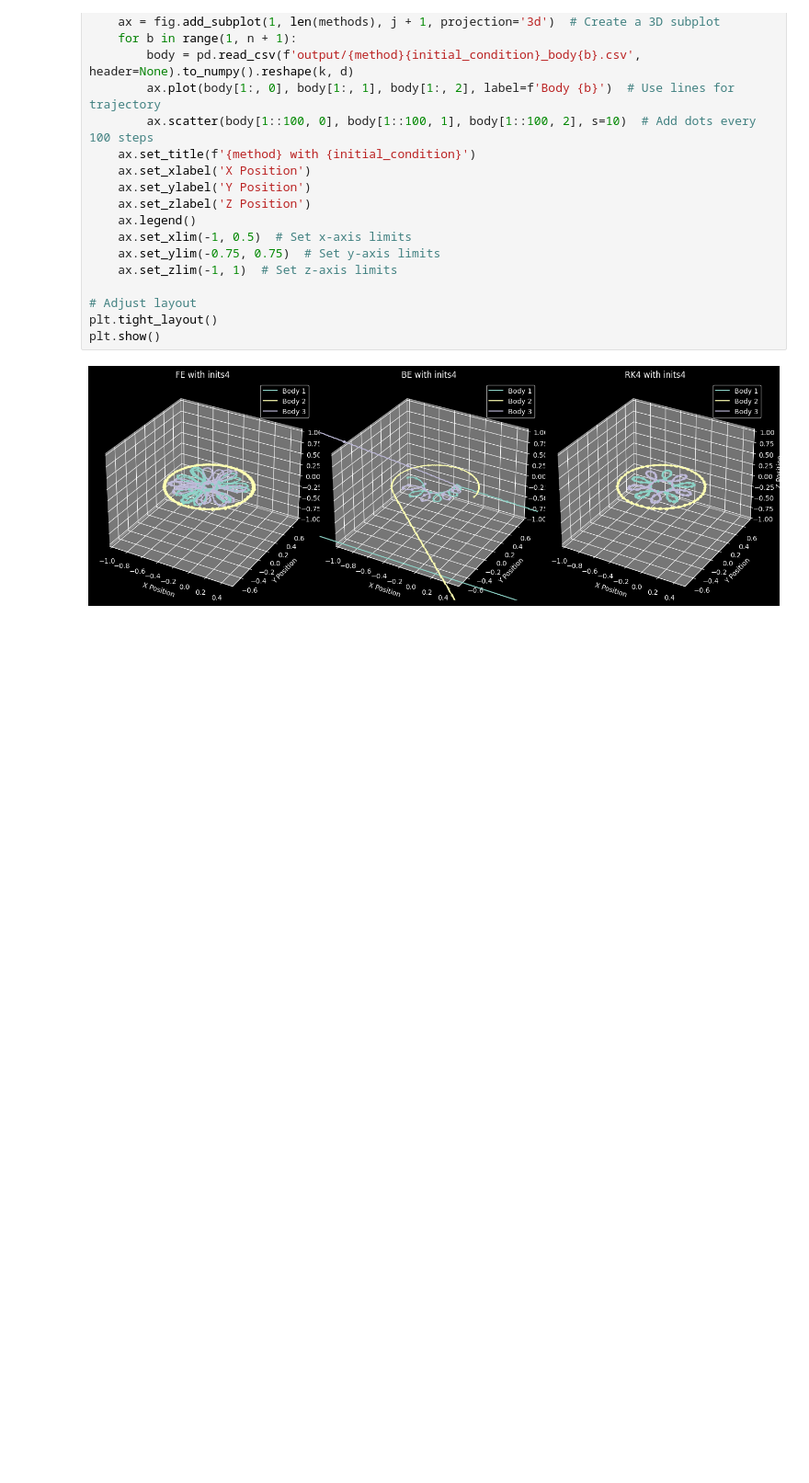
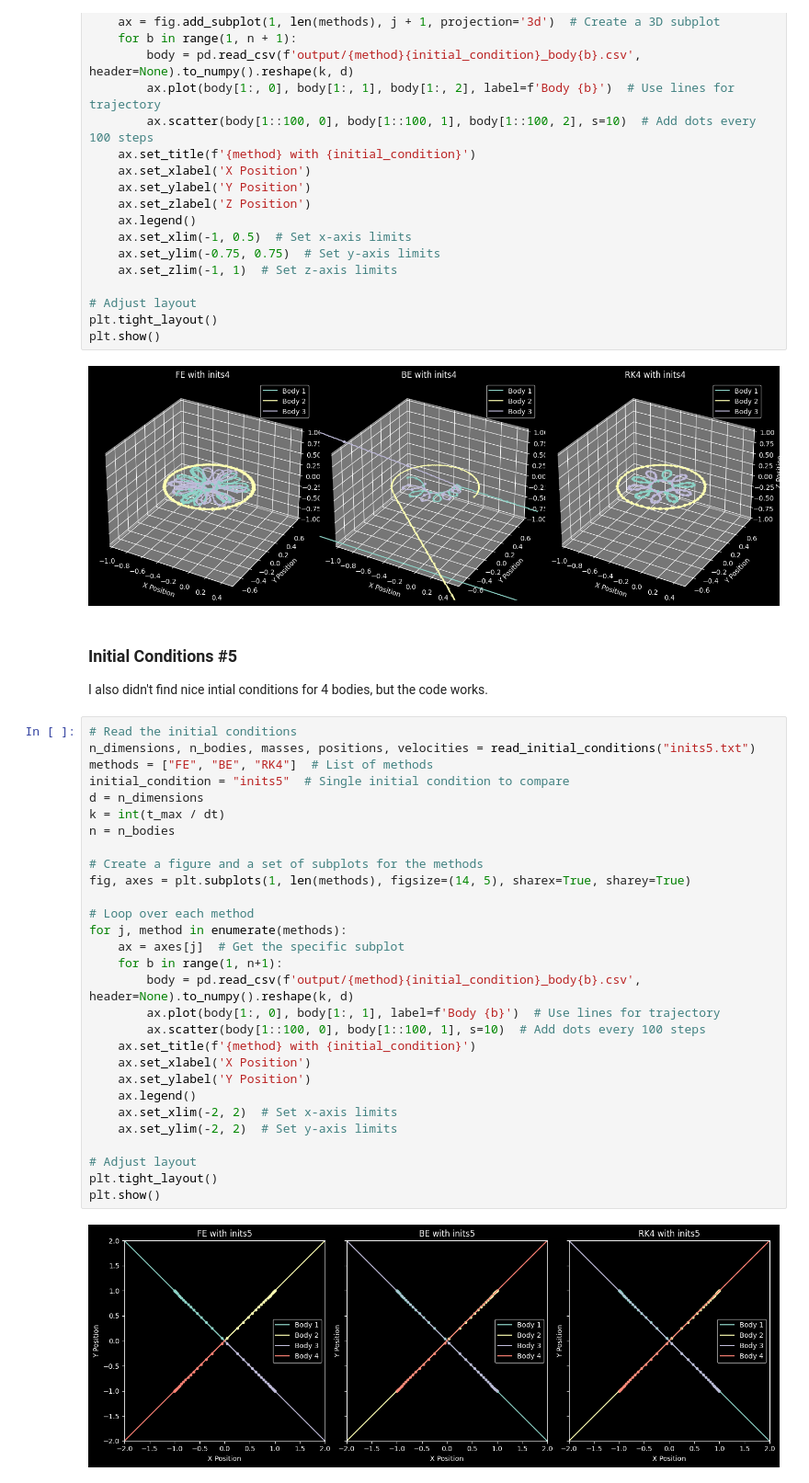
Before and after one commit to ClaasFil/metro_model_development, a Jupyter notebook: old_solutions/verena/project_verena/nbody.ipynb, the cells around one changed output. Shown at 92% size. Cells and saved outputs as stored; diff of their text form; blank space fills up the shorter version.

```diff
--- a/old_solutions/verena/project_verena/nbody.ipynb
+++ b/old_solutions/verena/project_verena/nbody.ipynb
@@ -205,3 +187,37 @@ plt.tight_layout()
 plt.show()
 # %% [output]
 [figure]
+# %% [markdown]
+### Initial Conditions #5
+I also didn't find nice intial conditions for 4 bodies, but the code works.
+# %%
+# Read the initial conditions
+n_dimensions, n_bodies, masses, positions, velocities = read_initial_conditions("inits5.txt")
+methods = ["FE", "BE", "RK4"]  # List of methods
+initial_condition = "inits5"  # Single initial condition to compare
+d = n_dimensions
+k = int(t_max / dt)
+n = n_bodies
+
+# Create a figure and a set of subplots for the methods
+fig, axes = plt.subplots(1, len(methods), figsize=(14, 5), sharex=True, sharey=True)
+
+# Loop over each method
+for j, method in enumerate(methods):
+    ax = axes[j]  # Get the specific subplot
+    for b in range(1, n+1):
+        body = pd.read_csv(f'output/{method}{initial_condition}_body{b}.csv', header=None).to_numpy().reshape(k, d)
+        ax.plot(body[1:, 0], body[1:, 1], label=f'Body {b}')  # Use lines for trajectory
+        ax.scatter(body[1::100, 0], body[1::100, 1], s=10)  # Add dots every 100 steps
+    ax.set_title(f'{method} with {initial_condition}')
+    ax.set_xlabel('X Position')
+    ax.set_ylabel('Y Position')
+    ax.legend()
+    ax.set_xlim(-2, 2)  # Set x-axis limits
+    ax.set_ylim(-2, 2)  # Set y-axis limits
+
+# Adjust layout
+plt.tight_layout()
+plt.show()
+# %% [output]
+[figure, added]
```
Also changed, not shown: parts of 1 cell of this notebook.
